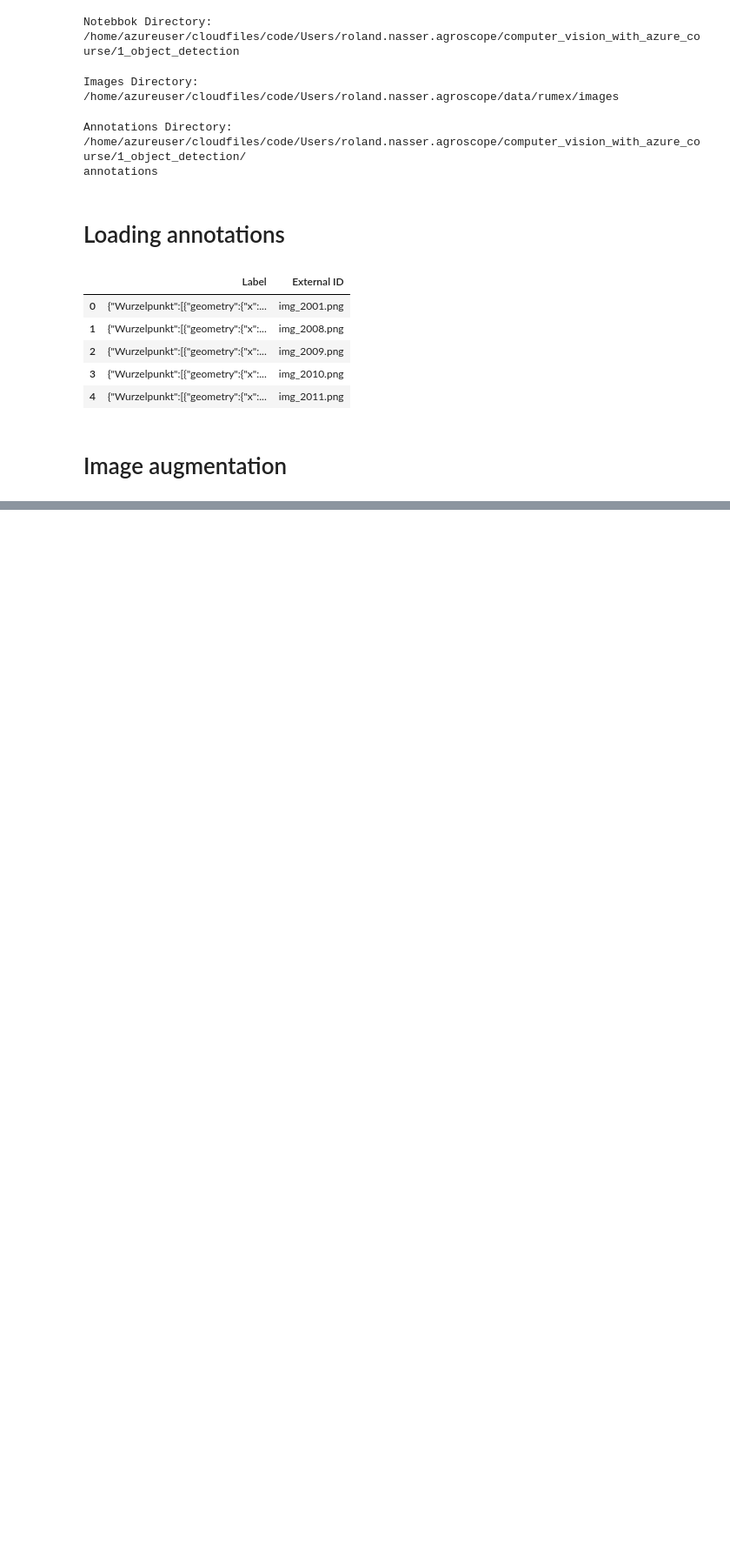
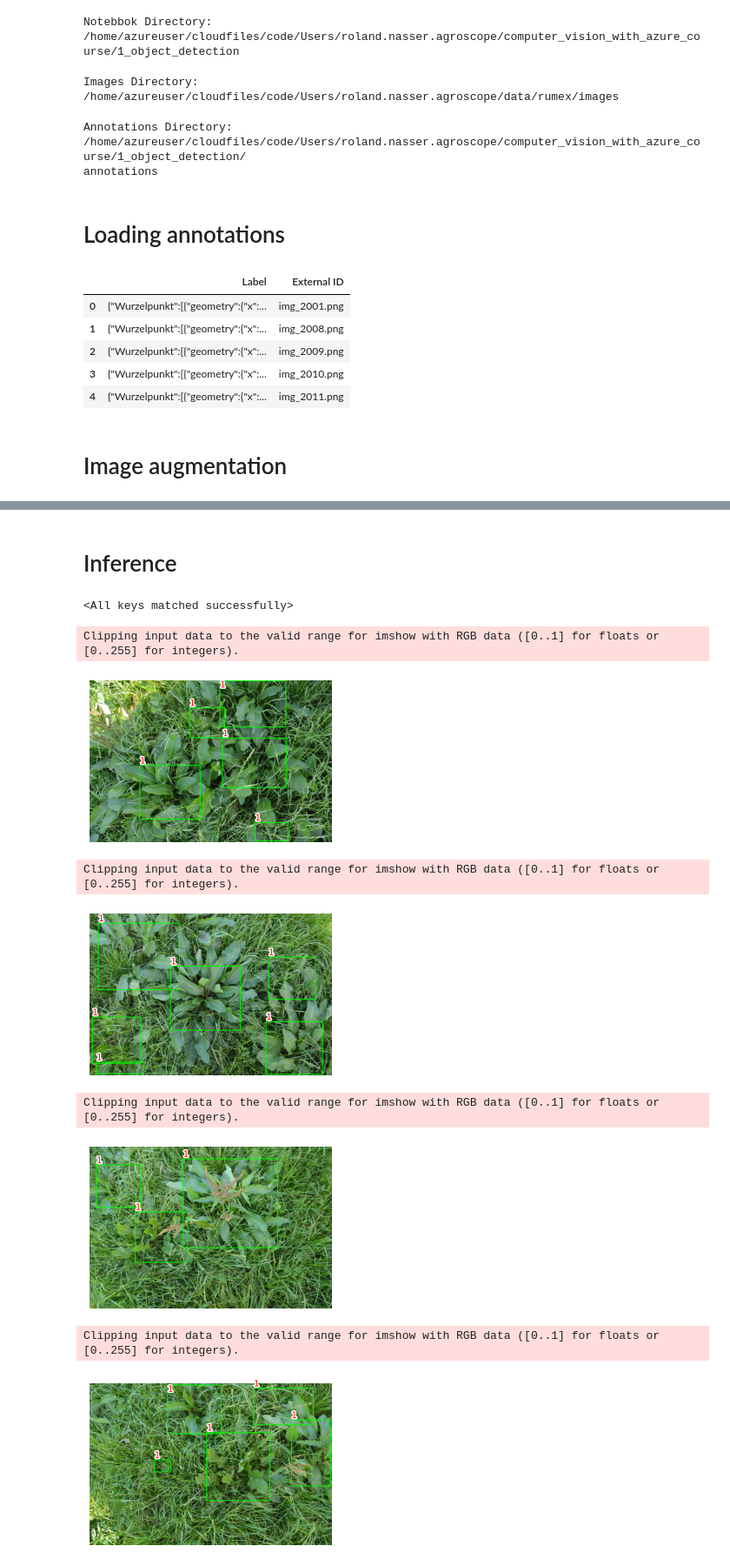
Before and after one commit to nasserdr/computer_vision_with_azure_course, a Jupyter notebook: 1_object_detection/exercise2_fasterrcnn_camera_images-augmentation.ipynb, the cells around one changed output, grey strips where cells are left out. Shown at 87% size. Cells and saved outputs as stored; diff of their text form; code cells hidden in the pictures; blank space fills up the shorter version.

Commit message:
Augmentation finalized

```diff
--- a/1_object_detection/exercise2_fasterrcnn_camera_images-augmentation.ipynb
+++ b/1_object_detection/exercise2_fasterrcnn_camera_images-augmentation.ipynb
@@ -203,0 +264,33 @@ print("Saved PyTorch Model State to model.pth")
+# %% [markdown]
+# Inference
+# %%
+model = get_model(num_classes= 2).to(device)
+model.load_state_dict(torch.load("models/model_augmentation.pth"))
+# %% [output]
+<All keys matched successfully>
+# %%
+model.eval()
+for ix, (images, targets) in enumerate(val_loader):
+    if ix==1: break
+    images = [im for im in images]
+    #print(images)
+    with torch.no_grad():
+        outputs = model(images)
+
+
+    for ix, output in enumerate(outputs):
+        bbs, confs, labels = decode_output(output)
+        #print(bbs)
+        #print(confs)
+        #print(labels)
+        #info = [f'{l}@{c:.2f}' for l,c in zip(labels, confs)]
+        show(images[ix].cpu().permute(1,2,0), bbs=bbs, texts=labels, sz=5) #Show from pytorch snippets
+# %% [output]
+Clipping input data to the valid range for imshow with RGB data ([0..1] for floats or [0..255] for integers).
+[figure, added]
+Clipping input data to the valid range for imshow with RGB data ([0..1] for floats or [0..255] for integers).
+[figure, added]
+Clipping input data to the valid range for imshow with RGB data ([0..1] for floats or [0..255] for integers).
+[figure, added]
+Clipping input data to the valid range for imshow with RGB data ([0..1] for floats or [0..255] for integers).
+[figure, added]
```
Also changed, not shown: parts of 10 cells of this notebook, 5 other files.
